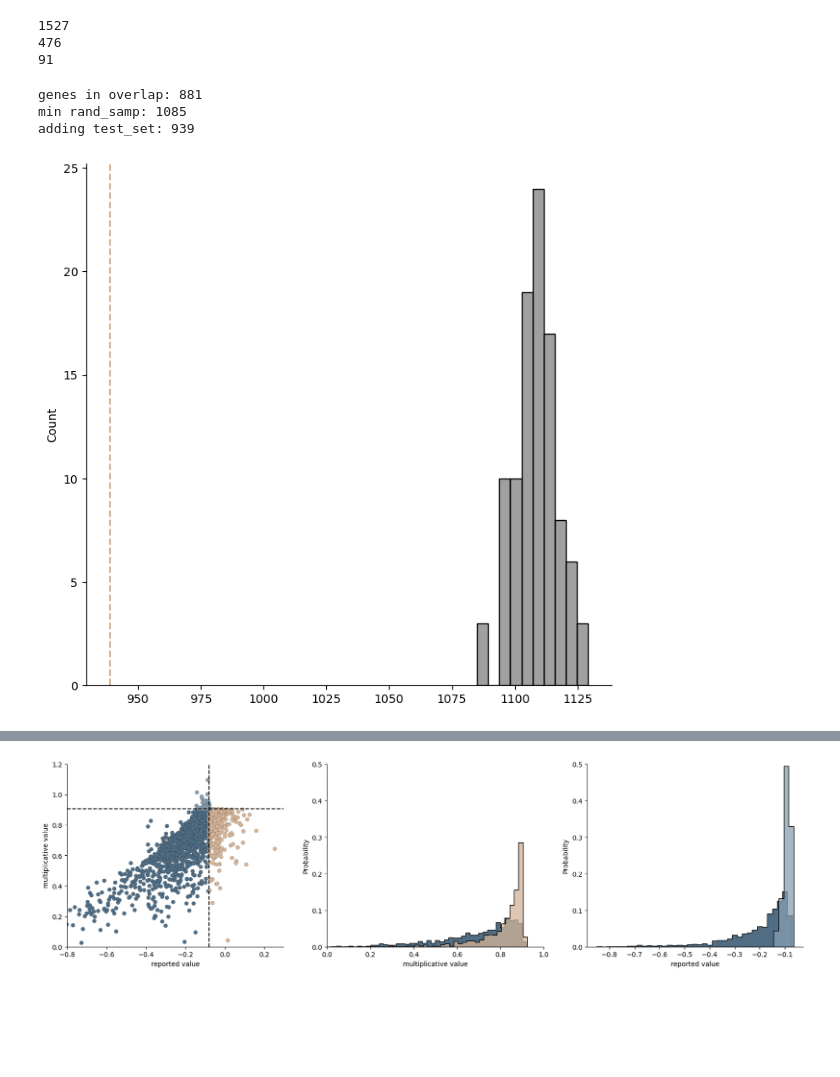
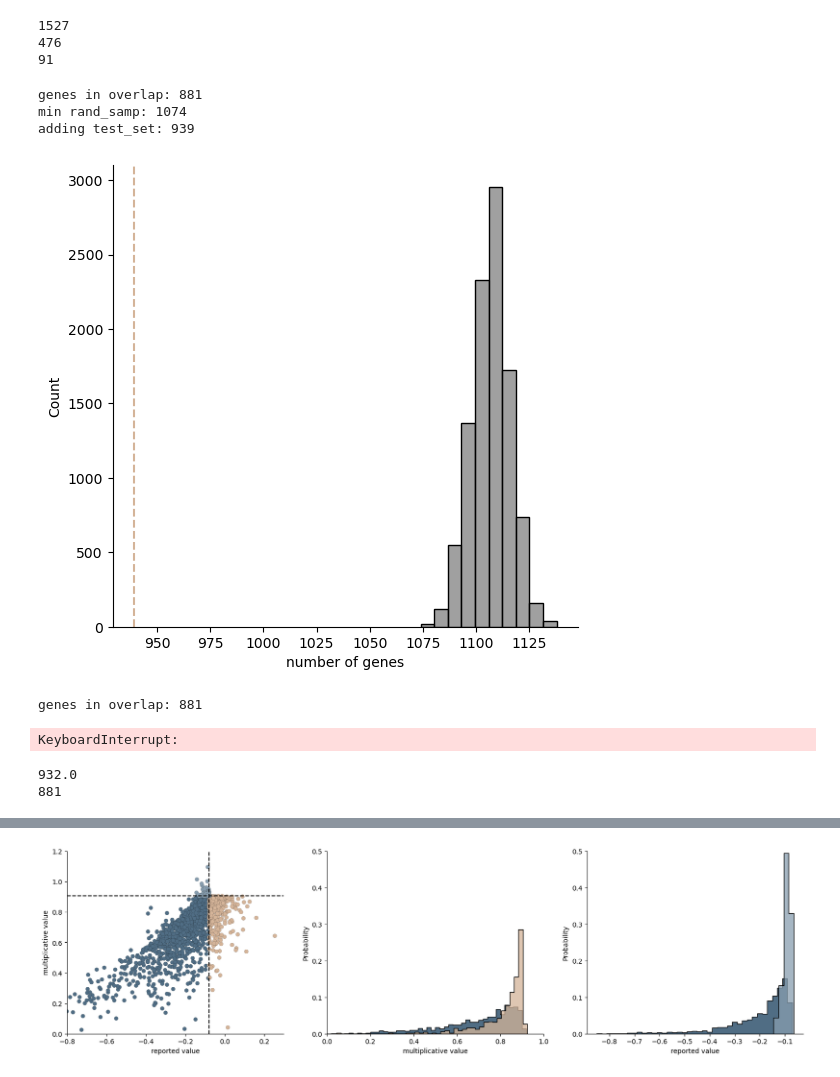
Before and after one commit to brian-arnold/epistasis_reanalysis, a Jupyter notebook: yeast_screens/Kuzmin_data_analysis.ipynb, the cells around one changed output, grey strips where cells are left out. Drawn from its saved outputs; the diff is of its cells as text; code cells hidden in the pictures; blank space fills up the shorter version.

```diff
--- a/yeast_screens/Kuzmin_data_analysis.ipynb
+++ b/yeast_screens/Kuzmin_data_analysis.ipynb
@@ -67,6 +70,7 @@ if dataset == "Kuzmin2020":
     kuzmin_2020_s3, kuzmin_2020_s3_digenic = data_2020.load_kuzmin_2020_s3(kuzmin_2020_data_dir)
     kuzmin_2020_s5, kuzmin_2020_s5_singMut, kuzmin_2020_s5_dblMut = data_2020.load_kuzmin_2020_s5(kuzmin_2020_data_dir)
     kuzmin_2020_s2 = data_2020.load_kuzmin_2020_s2(kuzmin_2020_data_dir)
+    kuzmin_2020_s10 = data_2020.load_kuzmin_2020_s10(kuzmin_2020_data_dir)
 
 
     print(kuzmin_2020_s1.combined_mutant_type.value_counts())
@@ -84,6 +88,7 @@ if dataset == "Kuzmin2020":
     kuzmin_2020_s5_dblMutFit = dict(zip(kuzmin_2020_s5_dblMut.alleles, kuzmin_2020_s5_dblMut.fitness))
     kuzmin_2020_s5_singMutFit = dict(zip(kuzmin_2020_s5_singMut.alleles, kuzmin_2020_s5_singMut.fitness))
 
+
     f_i, f_j, f_k, f_ij, f_ik, f_jk, e_ik_kuz, e_jk_kuz = data_2020.consolidate_fitnesses_across_tables(kuzmin_2020_s1_trigenic,
                                                                                             kuzmin_2020_s1_dblMutFit,
                                                                                             kuzmin_2020_s1_singMutFit,
@@ -556,5 +661,4 @@ print(test)
 # %%
-p = 0.05
 data1 = []
 data2 = []
 funcs = [enrich.fraction_coex_twoplus, enrich.fraction_three_shared, enrich.alleles_2_go_enrichment]
@@ -685,9 +795,9 @@ print(data2)
  [3.7402696  1.73145397 1.59473159]]
 # %%
 #tmp = df[(df.pval <= 0.05) & (df[multiplicative] <= tau_mult_sig_val['neg'])]
-overlap = df[(df.pval <= 0.05) & (df.adjusted_interaction_score_epsilon_or_tau <= -0.08) & (df[multiplicative] <= tau_mult_sig_val['neg'])]
-only_mult = df[(df.pval <= 0.05) & (df.adjusted_interaction_score_epsilon_or_tau > -0.08) & (df[multiplicative] <= tau_mult_sig_val['neg'])]
-only_reported = df[(df.pval <= 0.05) & (df.adjusted_interaction_score_epsilon_or_tau <= -0.08) & (df[multiplicative] > tau_mult_sig_val['neg'])]
+overlap = df[(df.pval <= p) & (df.adjusted_interaction_score_epsilon_or_tau <= -0.08) & (df[multiplicative] <= tau_mult_sig_val['neg'])]
+only_mult = df[(df.pval <= p) & (df.adjusted_interaction_score_epsilon_or_tau > -0.08) & (df[multiplicative] <= tau_mult_sig_val['neg'])]
+only_reported = df[(df.pval <= p) & (df.adjusted_interaction_score_epsilon_or_tau <= -0.08) & (df[multiplicative] > tau_mult_sig_val['neg'])]
 
 print(len(overlap))
 print(len(only_mult))
@@ -698,41 +808,75 @@ print(len(only_reported))
 91
 # %%
 # COMPARES NUMBER OF GENE IN only_reported OR only_mult TO RANDOM
-reps = 100
+reps = 10000
 
 def unique_genes(df):
     genes = set()
     for i,r in df.iterrows():
         a = r['alleles'].split(',')
         a = [i.split('-')[0].upper() for i in a]
         [genes.add(i) for i in a]
     return genes
 
 test_set = only_mult
 
 overlap_unique_genes = unique_genes(overlap)
 print("genes in overlap:", len(overlap_unique_genes))
 
 genes_in_random_samples = []
 for i in range(reps):
     tmp = overlap_unique_genes.copy()
     rand_samp = unique_genes(df.sample(n=len(test_set), replace=False))
     [tmp.add(i) for i in rand_samp]
     genes_in_random_samples.append( len(tmp) )
 print("min rand_samp:", min(genes_in_random_samples))
 
 tmp = overlap_unique_genes.copy()
 [tmp.add(i) for i in unique_genes(test_set)]
 print("adding test_set:", len(tmp))
 
 pl = sns.histplot(genes_in_random_samples, bins=10, color="grey")
 pl.axvline(len(tmp), linestyle="--", color=only_mult_color)
+pl.set(xlabel='number of genes')
+pl.figure.set_size_inches(6,6)
 sns.despine()
 # %% [output]
 genes in overlap: 881
-min rand_samp: 1085
+min rand_samp: 1074
 adding test_set: 939
-[figure, old version]
+[figure, new version]
+# %%
+test_set = only_reported
+
+overlap_unique_genes = unique_genes(overlap)
+print("genes in overlap:", len(overlap_unique_genes))
+
+genes_in_random_samples = []
+for i in range(reps):
+    tmp = overlap_unique_genes.copy()
+    rand_samp = unique_genes(df.sample(n=len(test_set), replace=False))
+    [tmp.add(i) for i in rand_samp]
+    genes_in_random_samples.append( len(tmp) )
+print("min rand_samp:", min(genes_in_random_samples))
+
+tmp = overlap_unique_genes.copy()
+[tmp.add(i) for i in unique_genes(test_set)]
+print("adding test_set:", len(tmp))
+
+pl = sns.histplot(genes_in_random_samples, bins=10, color="grey")
+pl.axvline(len(tmp), linestyle="--", color=only_mult_color)
+pl.set(xlabel='number of genes')
+pl.figure.set_size_inches(6,6)
+sns.despine()
+# %% [output]
+genes in overlap: 881
+KeyboardInterrupt:
+# %%
+print(np.quantile(genes_in_random_samples, 0.05))
+print(len(tmp))
+# %% [output]
+932.0
+881
 # %%
 # COMPARES only_reported TO only_mult DIRECtlAY VIA SUBSAMPLING APPROACH
 
```
Also changed, not shown: parts of 22 cells of this notebook, 15 other files.
